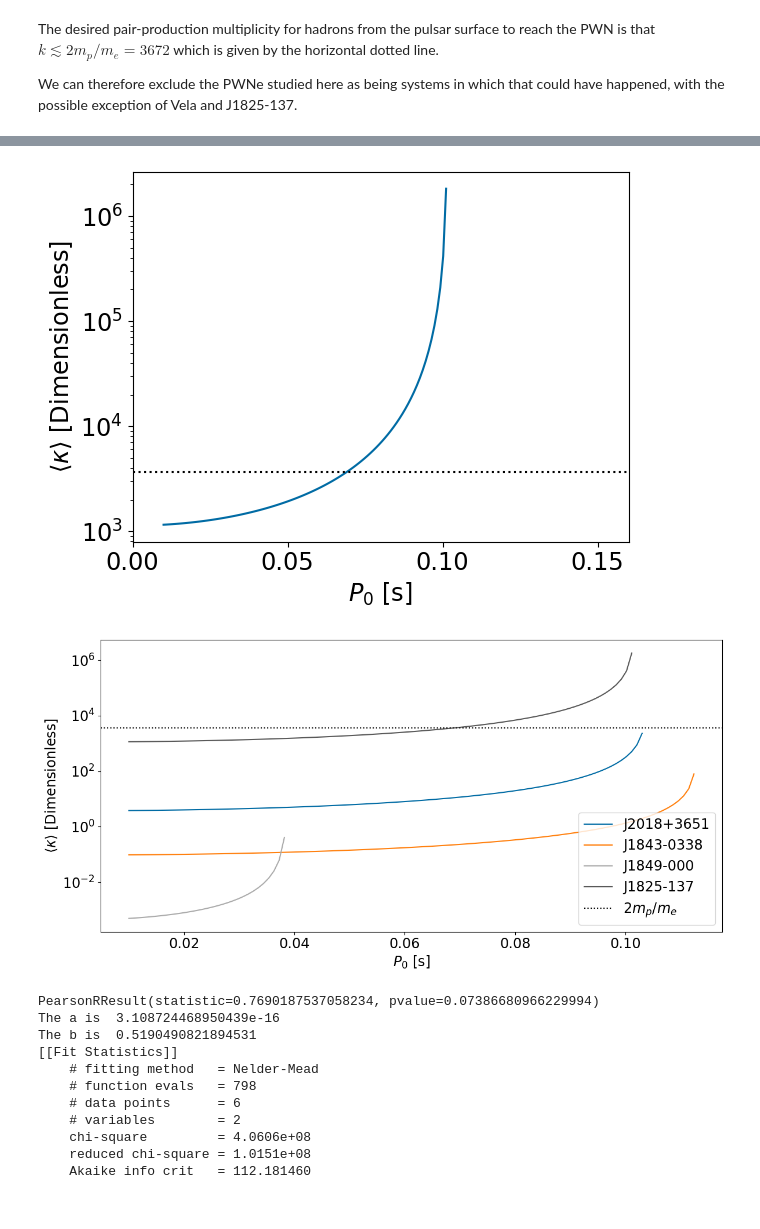
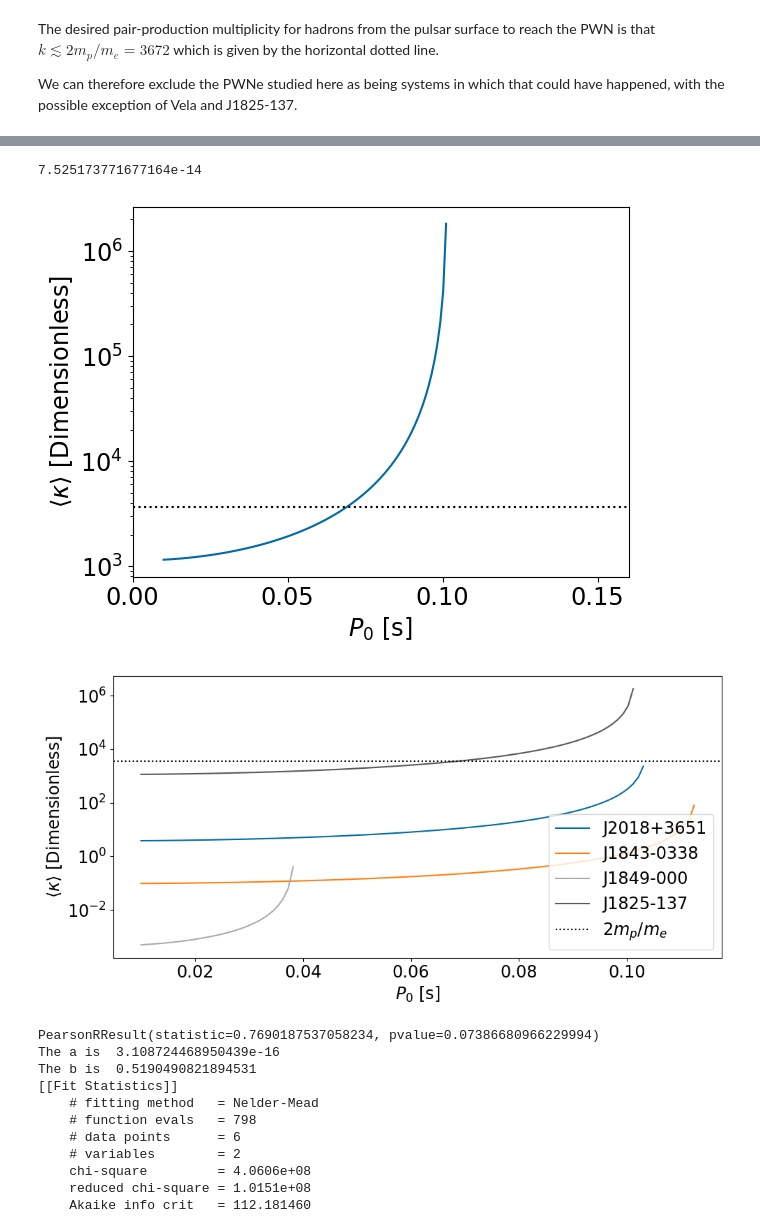
Before and after one commit to STSpencer/psrprops, a Jupyter notebook: PSR_PWN_Testing_giacintiedot.ipynb, the cells around one changed output, grey strips where cells are left out. Drawn from its saved outputs; the diff is of its cells as text; code cells hidden in the pictures.

```diff
--- a/PSR_PWN_Testing_giacintiedot.ipynb
+++ b/PSR_PWN_Testing_giacintiedot.ipynb
@@ -827,6 +850,8 @@ kprop=Etot/(simps(y2,x2)+simps(y1,x1)) #Determine proportionality constant for b
 nel=kprop*(simps(x2,z2)+simps(x1,z1)) #Calculate electron number for broken power law
 
 i=np.where(atnf_names=='J1826-1334')[0][0]
+print(pdot_atnf[i])
+
 tau_p0 = age_p0(period_atnf[i],pdot_atnf[i],test_p0)
 ngj_p0 = calc_ngj(edot[i],tau_p0)
 k_p0 = nel / (2.*ngj_p0)
@@ -841,33 +866,34 @@ plt.axhline(y=2*c.m_p/c.m_e,color='k',linestyle=':')
 np.savetxt('J1825x.txt',test_p0[mask].value)
 np.savetxt('J1825y.txt',k_p0[mask].value)
 # %% [output]
+7.525173771677164e-14
 [figure]
 # %%
 #LHAASO Sources Plot
 
-fig=plt.figure(figsize=(12,6))
+fig=plt.figure(figsize=(10,5))
 
 x2018=np.genfromtxt('J2018x.txt')
 y2018=np.genfromtxt('J2018y.txt')
 plt.plot(x2018,y2018,label='J2018+3651')
 x1843=np.genfromtxt('J1843x.txt')
 y1843=np.genfromtxt('J1843y.txt')
 plt.plot(x1843,y1843,label='J1843-0338')
 x1849=np.genfromtxt('J1849x.txt')
 y1849=np.genfromtxt('J1849y.txt')
 plt.plot(x1849,y1849,label='J1849-000')
 x1825=np.genfromtxt('J1825x.txt')
 y1825=np.genfromtxt('J1825y.txt')
 plt.plot(x1825,y1825,label='J1825-137')
 plt.ylabel(r"$\langle \kappa \rangle\ \mathrm{[Dimensionless]}$")
 plt.xlabel("$P_0\ \mathrm{[s]}$")
 plt.semilogy()
 plt.axhline(y=2*c.m_p/c.m_e,color='k',linestyle=':',label='$2m_p/m_e$')
 plt.legend(loc=4)
 plt.tight_layout()
 plt.savefig('lhassoplot.png',dpi=300)
 # %% [output]
-[figure, old version]
+[figure, new version]
 # %%
 from lmfit import Parameters,minimize, fit_report
 from scipy.stats import pearsonr
```
Also changed, not shown: parts of 14 cells of this notebook, 7 other files.
